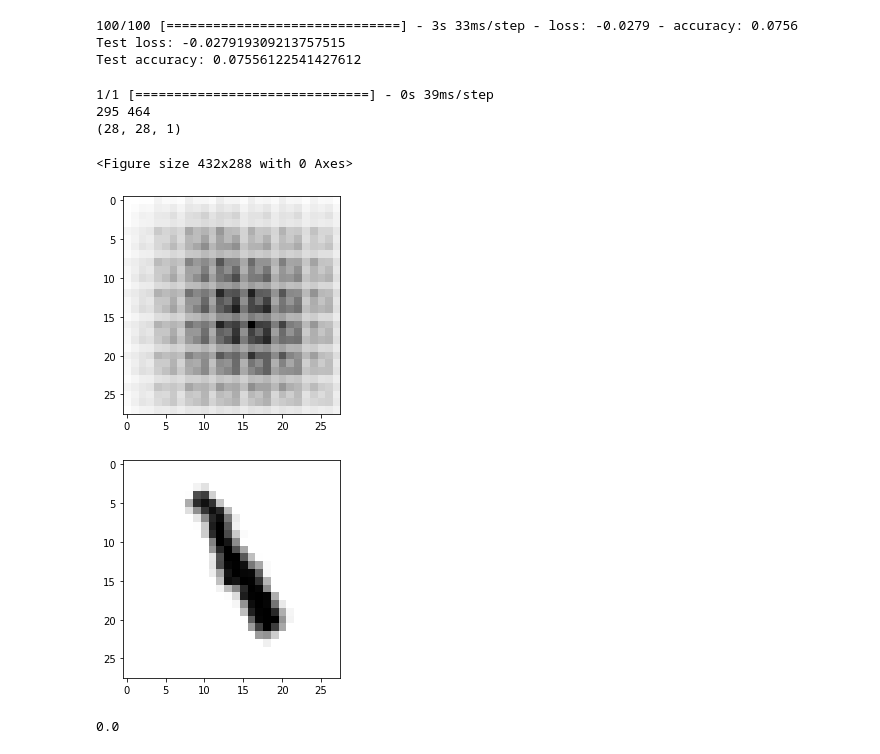
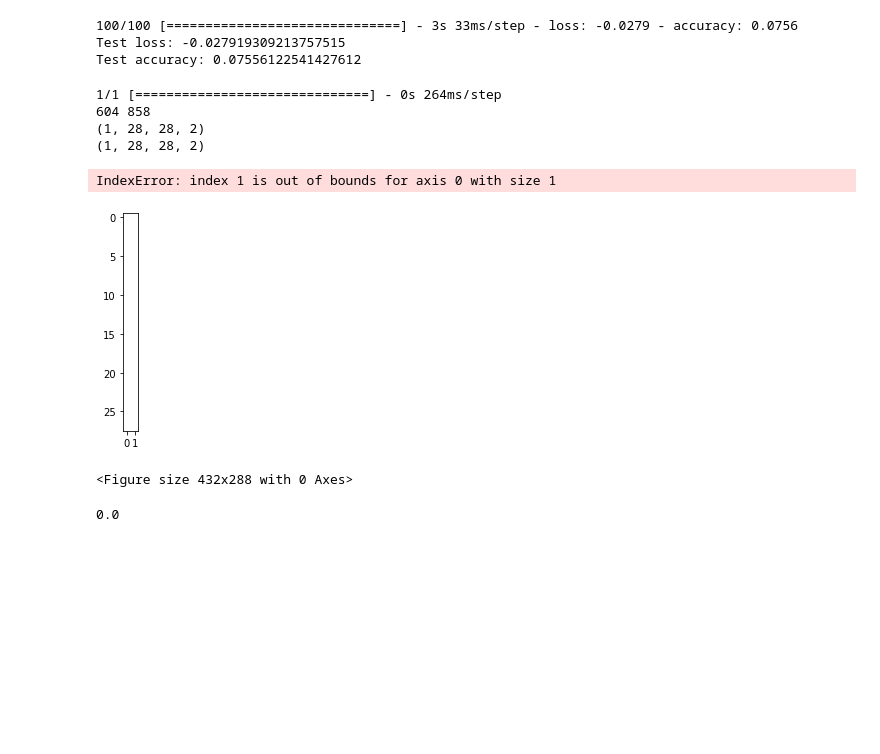
Before and after one commit to liamaltarac/SYS809_Feature_Matching, a Jupyter notebook: models/mnist_cnn_test.ipynb, the cells around one changed output. Saved outputs shown, nothing was run; the diff lists cells and outputs as text; code cells hidden in the pictures; blank space fills up the shorter version.

```diff
--- a/models/mnist_cnn_test.ipynb
+++ b/models/mnist_cnn_test.ipynb
@@ -277,4 +279,4 @@ batch_size = 128
 epochs = 5
 model.compile(loss=tf.keras.losses.kl_divergence, optimizer="adam", metrics=["accuracy"])
 
-model.fit(x_train, x_train, batch_size=batch_size, epochs=epochs, validation_data=(rotateDataset(x_test,x_test)))
+#model.fit(x_train, x_train, batch_size=batch_size, epochs=epochs, validation_data=(rotateDataset(x_test,x_test)))
@@ -307,30 +297,30 @@ def get_cnn_out(input, layer_num):
 # %%
 get_layer_output = K.function([model.input], model.layers[-1].output)
 
 for X,Y in rotateDataset(x_test,y_test, batch_size=1, maxRot=360):
     print(np.argmax(Y), np.argmax(model.predict(X)))
-    plt.figure(0)
     #plt.imshow(X.reshape(28,28), cmap='gray_r')
     plt.figure(1)
+
+    get_layer_output = K.function([model.input], model.layers[-1].output)
     layer_out = np.array(get_layer_output([X]))
-    print(layer_out[0].shape)
+    print(layer_out.shape)
+    plt.imshow(layer_out[0, :, :, 0],  cmap='gray_r')
 
-    plt.imshow(layer_out[0,:, :, 0], cmap='gray_r')
     plt.figure(2)
 
-    get_layer_output = K.function([model.input], model.layers[0].output)
-    layer_out = np.array(get_layer_output([X]))
-
-    plt.imshow(layer_out[0,:, :, 0],  cmap='gray_r')
+    print(layer_out.shape)
+    plt.imshow(layer_out[0, :, : ,1 ],  cmap='gray_r')
 
     break
 # %% [output]
-1/1 [==============================] - 0s 39ms/step
-295 464
-(28, 28, 1)
+1/1 [==============================] - 0s 264ms/step
+604 858
+(1, 28, 28, 2)
+(1, 28, 28, 2)
-<Figure size 432x288 with 0 Axes>
+IndexError: index 1 is out of bounds for axis 0 with size 1
-[figure, old version]
+[figure, new version]
-[figure, removed]
+<Figure size 432x288 with 0 Axes>
 # %%
 np.sum(layer_out[0][0])
 # %% [output]
```
Also changed, not shown: parts of 3 cells of this notebook, 3 other files.
